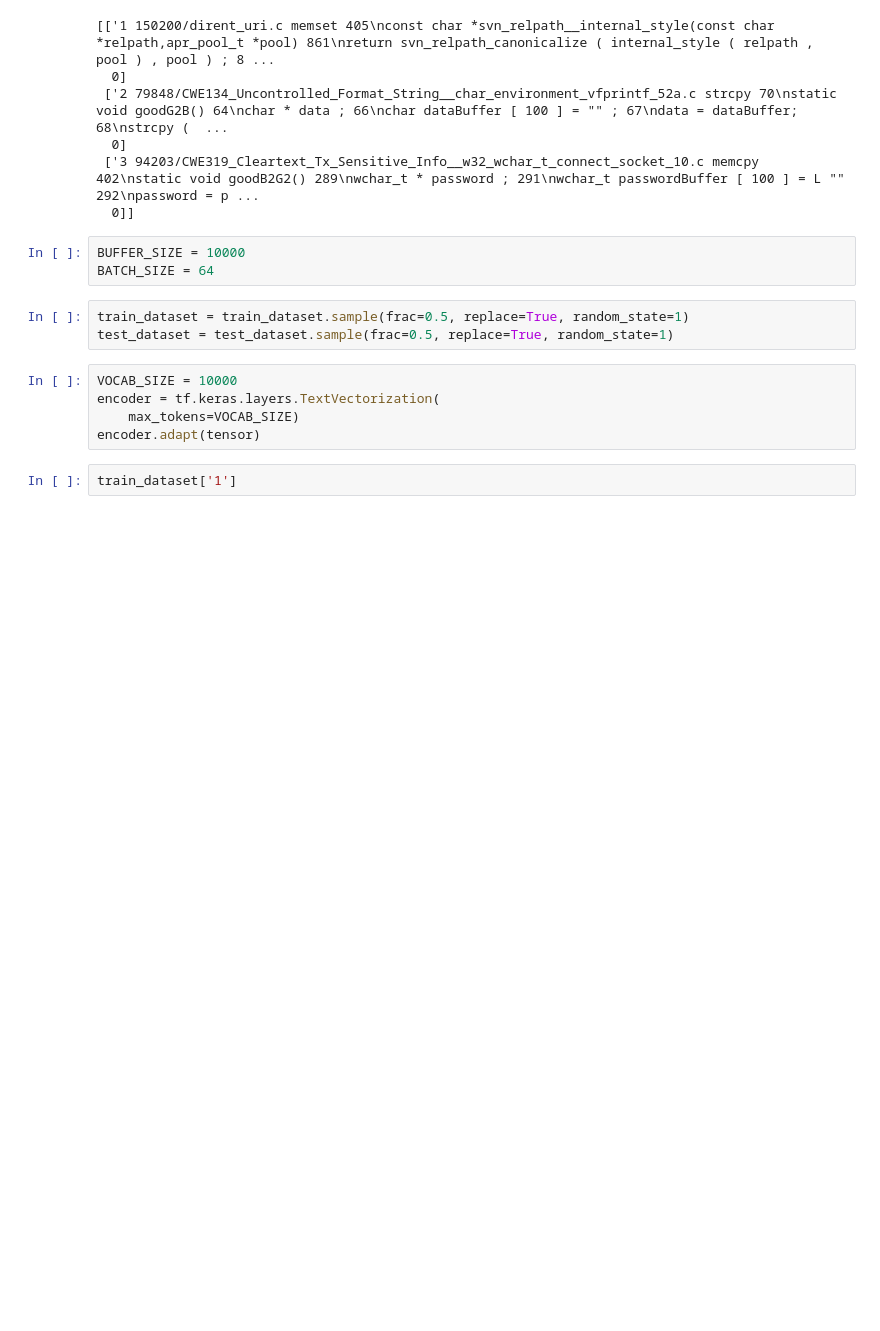
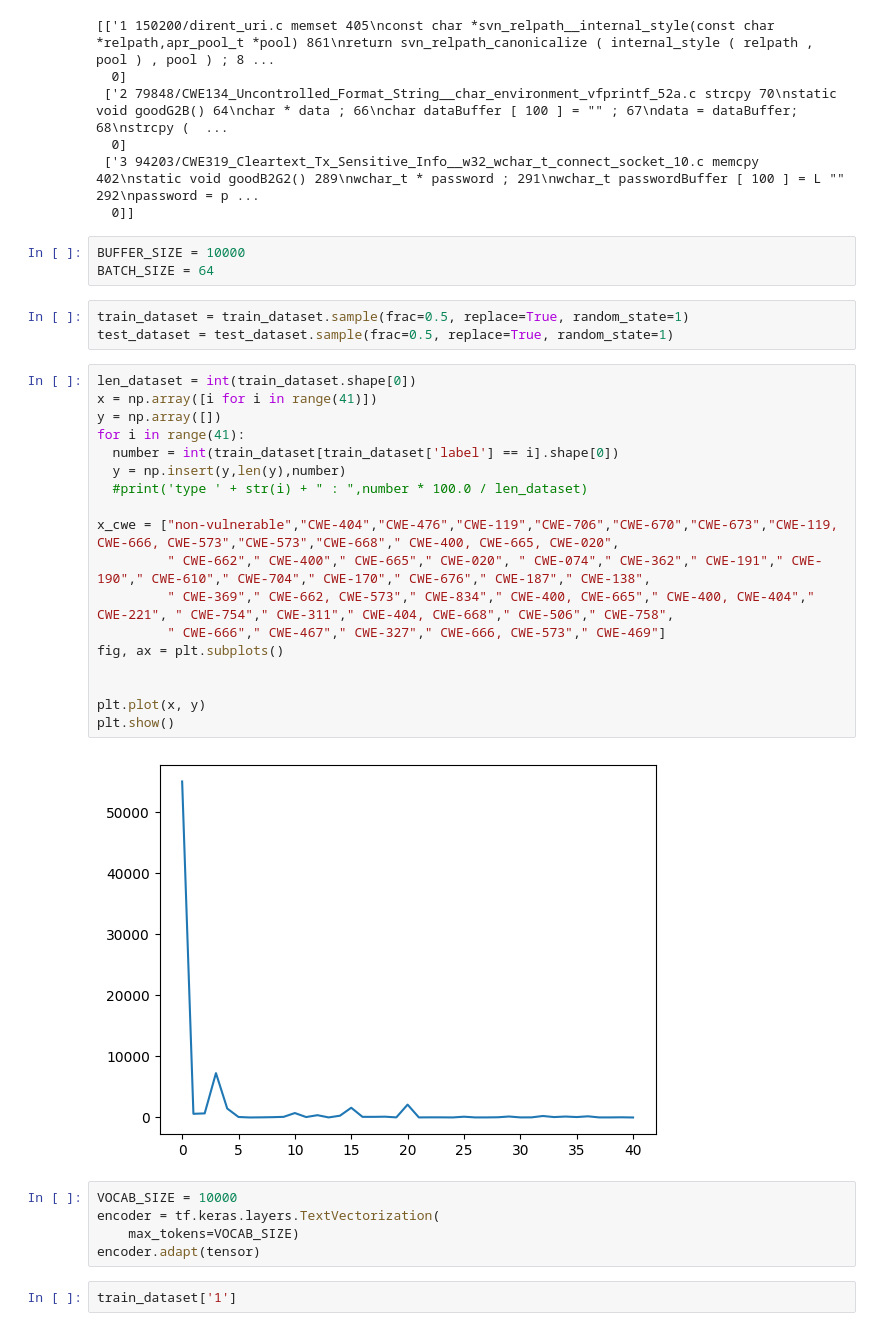
Before and after one commit to nguyenvuong1309/Do-an-lap-trinh-an-toan, a Jupyter notebook: BLSTM.ipynb, the cells around one changed output. Drawn from its saved outputs; the diff is of its cells as text; blank space fills up the shorter version.

```diff
--- a/BLSTM.ipynb
+++ b/BLSTM.ipynb
@@ -74,6 +74,26 @@ BATCH_SIZE = 64
 # %%
 train_dataset = train_dataset.sample(frac=0.5, replace=True, random_state=1)
 test_dataset = test_dataset.sample(frac=0.5, replace=True, random_state=1)
+# %%
+len_dataset = int(train_dataset.shape[0])
+x = np.array([i for i in range(41)])
+y = np.array([])
+for i in range(41):
+  number = int(train_dataset[train_dataset['label'] == i].shape[0])
+  y = np.insert(y,len(y),number)
+  #print('type ' + str(i) + " : ",number * 100.0 / len_dataset)
+
+x_cwe = ["non-vulnerable","CWE-404","CWE-476","CWE-119","CWE-706","CWE-670","CWE-673","CWE-119, CWE-666, CWE-573","CWE-573","CWE-668"," CWE-400, CWE-665, CWE-020",
+         " CWE-662"," CWE-400"," CWE-665"," CWE-020", " CWE-074"," CWE-362"," CWE-191"," CWE-190"," CWE-610"," CWE-704"," CWE-170"," CWE-676"," CWE-187"," CWE-138",
+         " CWE-369"," CWE-662, CWE-573"," CWE-834"," CWE-400, CWE-665"," CWE-400, CWE-404"," CWE-221", " CWE-754"," CWE-311"," CWE-404, CWE-668"," CWE-506"," CWE-758",
+         " CWE-666"," CWE-467"," CWE-327"," CWE-666, CWE-573"," CWE-469"]
+fig, ax = plt.subplots()
+
+
+plt.plot(x, y)
+plt.show()
+# %% [output]
+[figure, added]
 # %%
 VOCAB_SIZE = 10000
 encoder = tf.keras.layers.TextVectorization(
```
